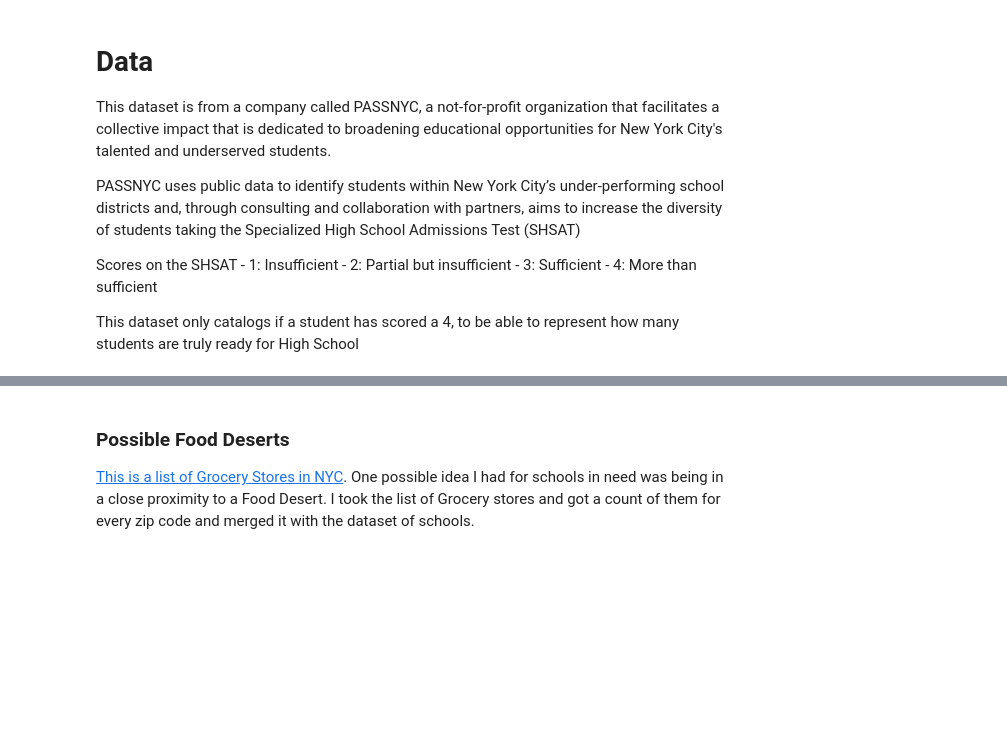
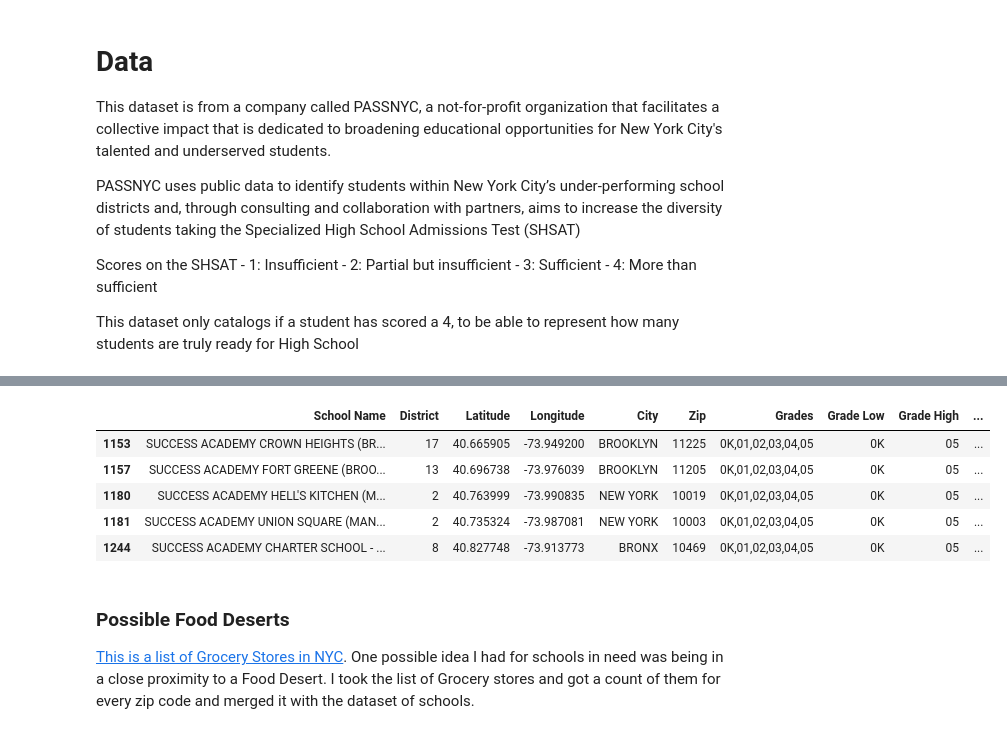
Before and after one commit to mwmcnall/Honors-College-Project, a Jupyter notebook: Honors College Data stuff.ipynb, the cells around one changed output, grey strips where cells are left out. Cells and saved outputs as stored; diff of their text form; code cells hidden in the pictures; blank space fills up the shorter version.

```diff
--- a/Honors College Data stuff.ipynb
+++ b/Honors College Data stuff.ipynb
@@ -459,3 +608,12 @@ data = SchoolData(df)
+# %%
+data.df[data.df['Total 4 %'] > 1]
+# %% [output]
+|  | School Name | District | Latitude | Longitude | City | Zip | Grades | Grade Low | Grade High | ... |
+| 1153 | SUCCESS ACADEMY CROWN HEIGHTS (BR... | 17 | 40.665905 | -73.949200 | BROOKLYN | 11225 | 0K,01,02,03,04,05 | 0K | 05 | ... |
+| 1157 | SUCCESS ACADEMY FORT GREENE (BROO... | 13 | 40.696738 | -73.976039 | BROOKLYN | 11205 | 0K,01,02,03,04,05 | 0K | 05 | ... |
+| 1180 | SUCCESS ACADEMY HELL'S KITCHEN (M... | 2 | 40.763999 | -73.990835 | NEW YORK | 10019 | 0K,01,02,03,04,05 | 0K | 05 | ... |
+| 1181 | SUCCESS ACADEMY UNION SQUARE (MAN... | 2 | 40.735324 | -73.987081 | NEW YORK | 10003 | 0K,01,02,03,04,05 | 0K | 05 | ... |
+| 1244 | SUCCESS ACADEMY CHARTER SCHOOL - ... | 8 | 40.827748 | -73.913773 | BRONX | 10469 | 0K,01,02,03,04,05 | 0K | 05 | ... |
 # %% [markdown]
 ### Possible Food Deserts
 
```
Also changed, not shown: parts of 7 cells of this notebook, 1 other file.
